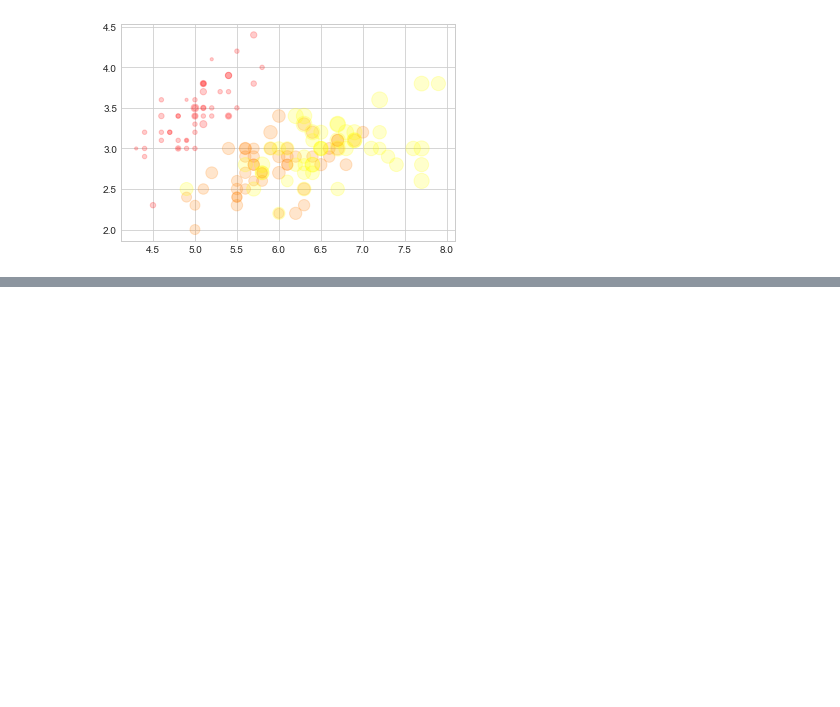
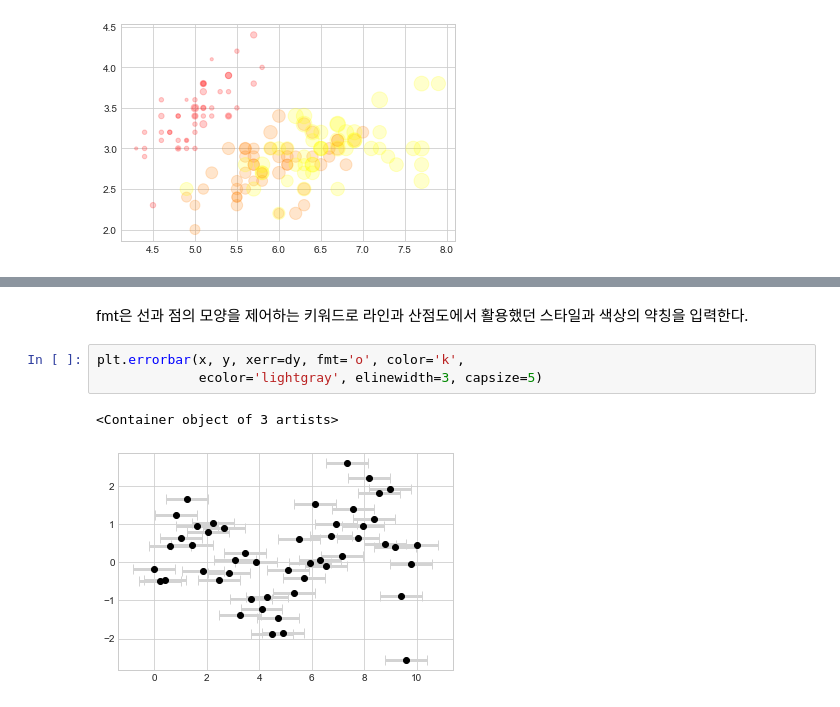
Before and after one commit to jrj8819/python-programming-class, a Jupyter notebook: READY_lesson5.ipynb, the cells around one changed output, grey strips where cells are left out. Saved outputs shown, nothing was run; the diff lists cells and outputs as text; blank space fills up the shorter version.

```diff
--- a/READY_lesson5.ipynb
+++ b/READY_lesson5.ipynb
@@ -334,0 +373,8 @@ plt.scatter(iris['SepalLength'], iris['SepalWidth'], alpha=0.2,
+# %% [markdown]
+fmt은 선과 점의 모양을 제어하는 키워드로 라인과 산점도에서 활용했던 스타일과 색상의 약칭을 입력한다.
+# %%
+plt.errorbar(x, y, xerr=dy, fmt='o', color='k',
+             ecolor='lightgray', elinewidth=3, capsize=5)
+# %% [output]
+<Container object of 3 artists>
+[figure, added]
```
Also changed, not shown: parts of 80 cells of this notebook, 3 other files.
